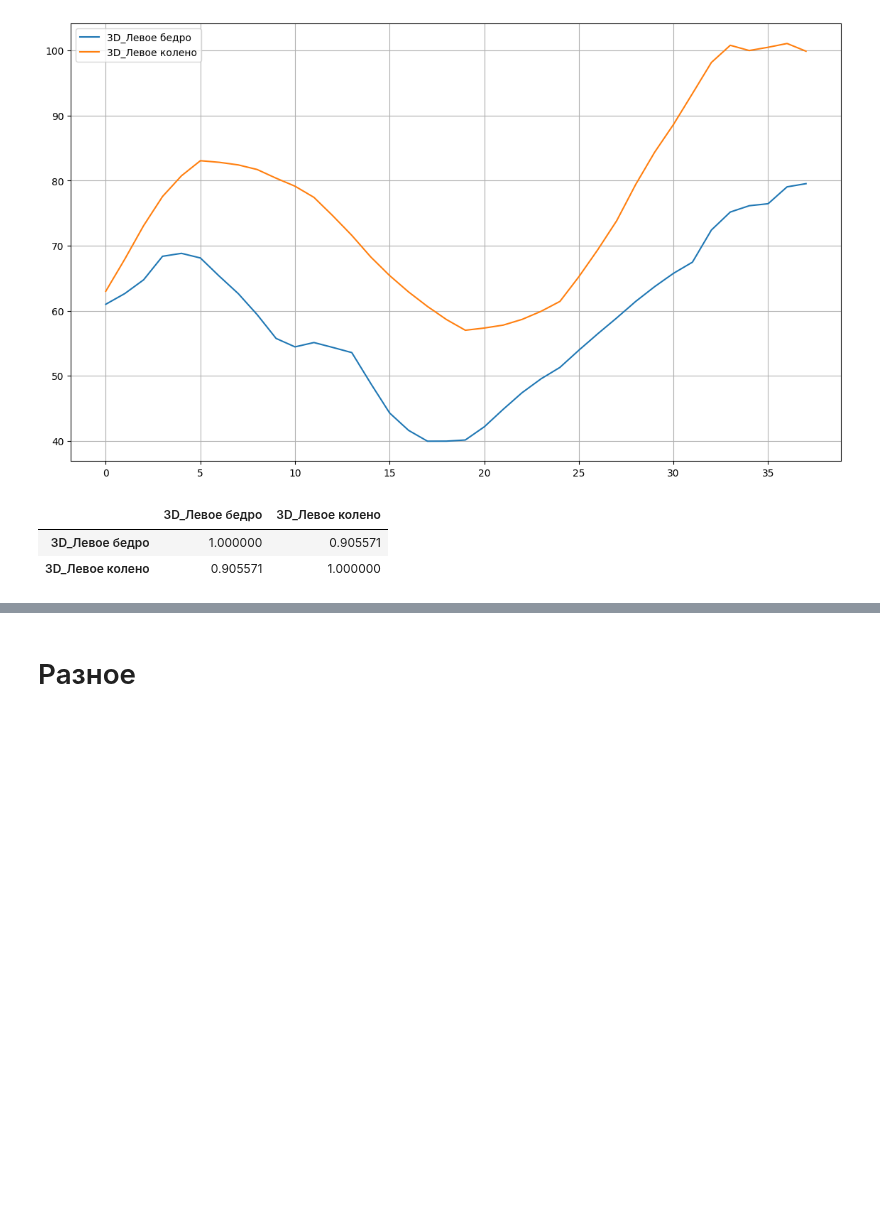
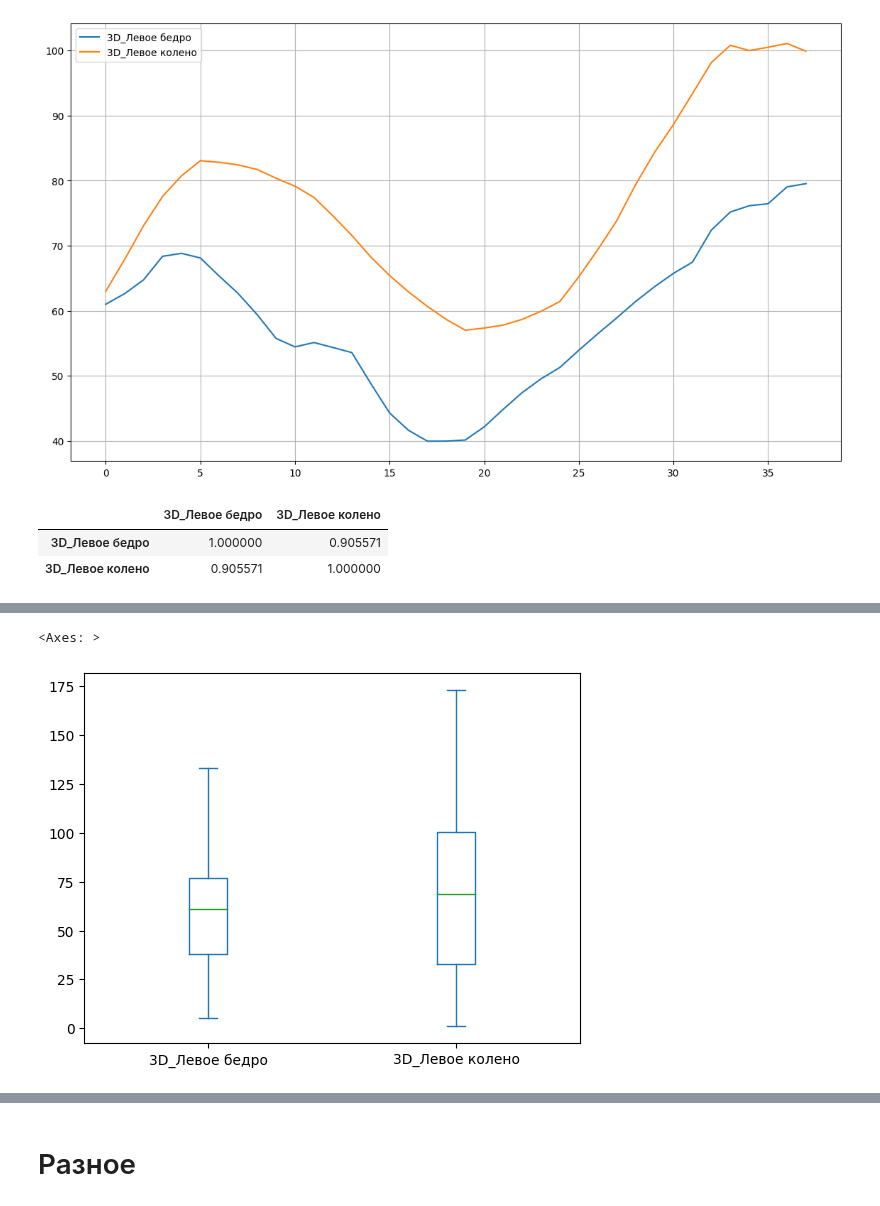
Before and after one commit to vn322/Sport-University, a Jupyter notebook: Копия_блокнота_"Биомеханический_анализ_выполнения_приёма.ipynb, the cells around one changed output, grey strips where cells are left out. Saved outputs shown, nothing was run; the diff lists cells and outputs as text; code cells hidden in the pictures; blank space fills up the shorter version.

```diff
--- a/Копия_блокнота_"Биомеханический_анализ_выполнения_приёма.ipynb
+++ b/Копия_блокнота_"Биомеханический_анализ_выполнения_приёма.ipynb
@@ -156,3 +164,6 @@ l_sgl.corr()
 |  | 3D_Левое бедро | 3D_Левое колено |
 | 3D_Левое бедро | 1.000000 | 0.905571 |
 | 3D_Левое колено | 0.905571 | 1.000000 |
+# %%
+df2=pd.read_excel('/content/lbb2.xlsx')
+df2
@@ -158,0 +216,2 @@ l_sgl.corr()
+# %%
+df2=df2[['3D_Левое бедро', '3D_Левое колено']]
@@ -158,0 +242,5 @@ l_sgl.corr()
+# %%
+df2.plot(kind='box')
+# %% [output]
+<Axes: >
+[figure, added]
```
Also changed, not shown: parts of 35 cells of this notebook.
